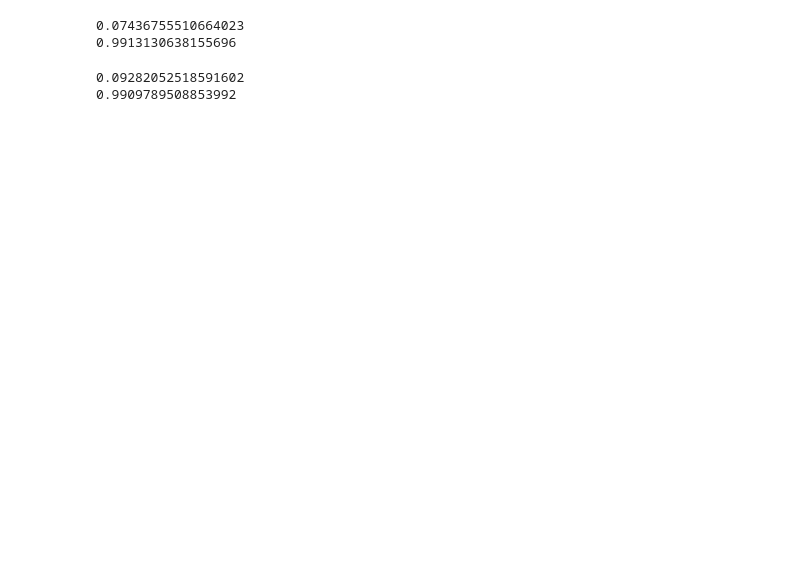
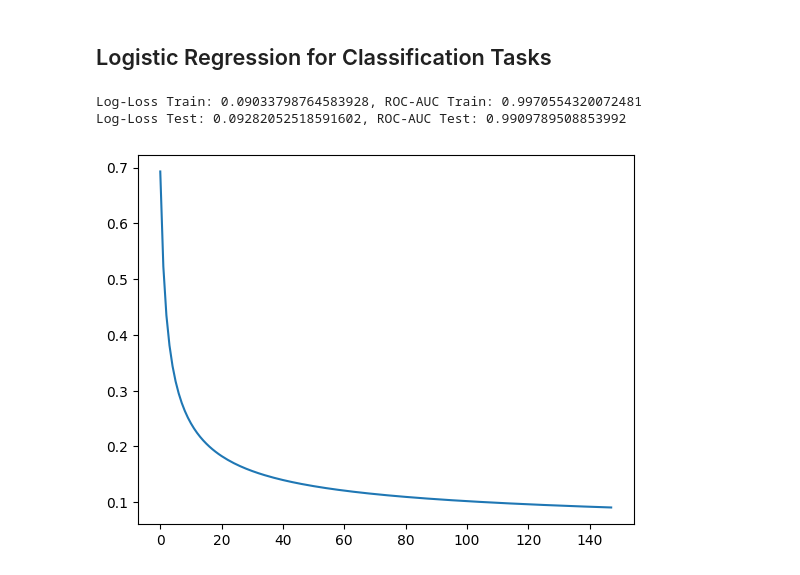
Before and after one commit to ilyaglazunow/MyLinearRegression, a Jupyter notebook: notebooks/test.ipynb, the cells around one changed output. Cells and saved outputs as stored; diff of their text form; code cells hidden in the pictures; blank space fills up the shorter version.

```diff
--- a/notebooks/test.ipynb
+++ b/notebooks/test.ipynb
@@ -64 +61,3 @@ y = clssification_data.target
+# %% [markdown]
+## Logistic Regression for Classification Tasks
 # %%
@@ -69,27 +71,18 @@ scaler = StandardScaler()
 
 X_train_scaled = scaler.fit_transform(X_train)
 X_test_scaled = scaler.transform(X_test)
-# %%
-model = LogisticRegression()
-
-model.fit(X_train_scaled, y_train)
-y_pred = model.predict_proba(X_test_scaled)[:, 1]
-
-print(log_loss(y_test, y_pred))
-# print(confusion_matrix(y_test, y_pred))
-print(roc_auc_score(y_test, y_pred))
-# %% [output]
-0.07436755510664023
-0.9913130638155696
 # %%
 model = MyRegression(type='logistic')
 
 model.fit(X_train_scaled, y_train)
+y_train_pred = model.predict(X_train_scaled)
 y_pred = model.predict(X_test_scaled)
 
-print(log_loss(y_test, y_pred))
-# print(confusion_matrix(y_test, y_pred))
-print(roc_auc_score(y_test, y_pred))
+print(f'Log-Loss Train: {log_loss(y_train, y_train_pred)}, ROC-AUC Train: {roc_auc_score(y_train, y_train_pred)}\nLog-Loss Test: {log_loss(y_test, y_pred)}, ROC-AUC Test: {roc_auc_score(y_test, y_pred)}')
+
+plt.plot(model.loss_values_)
+plt.show()
 # %% [output]
-0.09282052518591602
-0.9909789508853992
+Log-Loss Train: 0.09033798764583928, ROC-AUC Train: 0.9970554320072481
+Log-Loss Test: 0.09282052518591602, ROC-AUC Test: 0.9909789508853992
+[figure, added]
```
Also changed, not shown: parts of 11 cells of this notebook, 1 other file.
